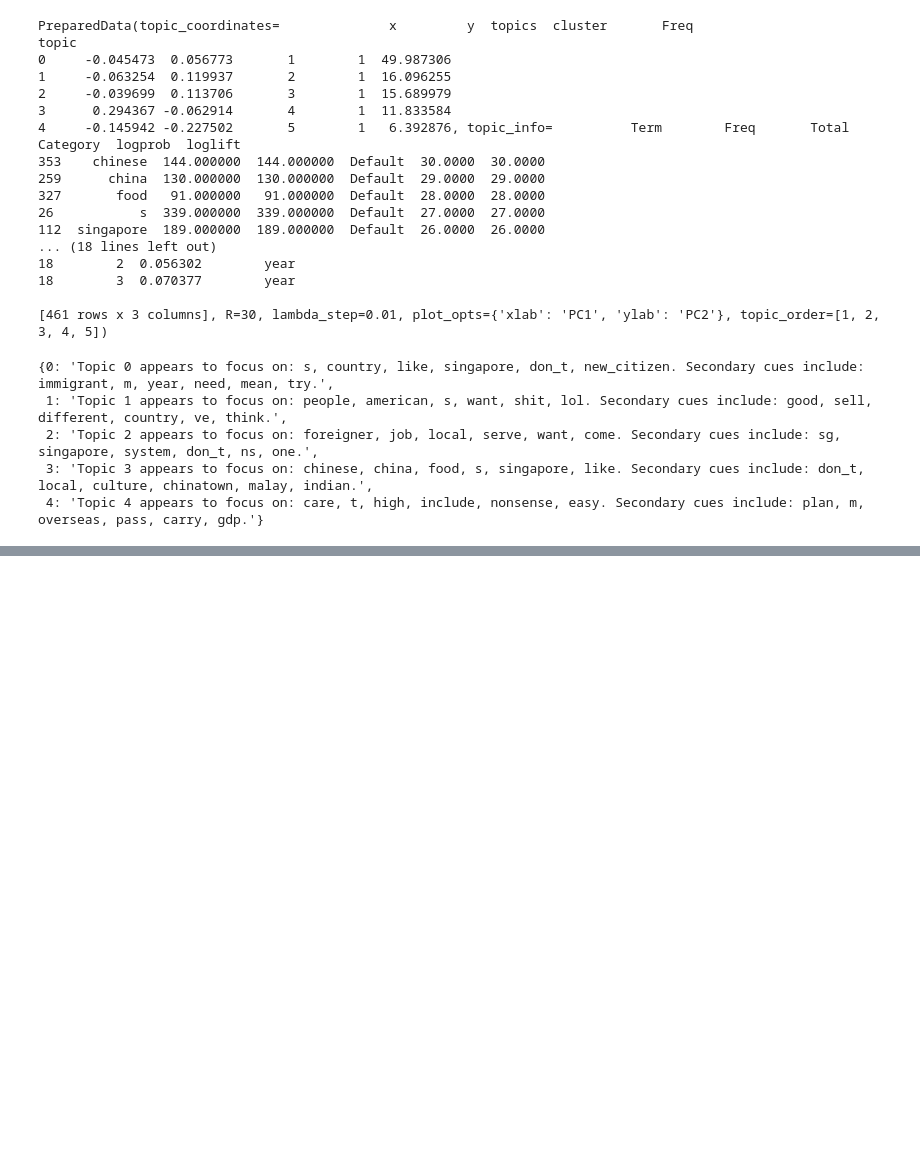
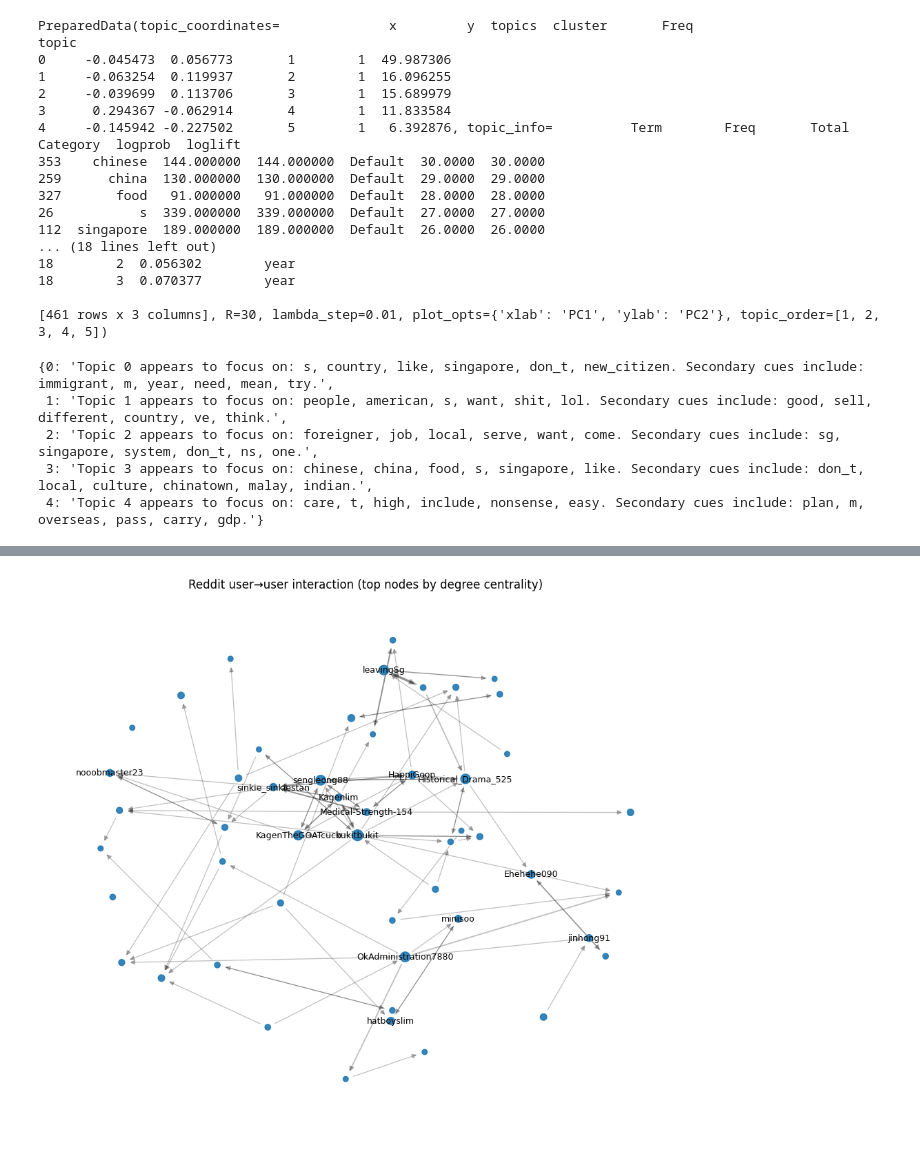
Before and after one commit to Keith-LJY001/NMC5342_A0234542L, a Jupyter notebook: NMC5342_A0234542L.ipynb, the cells around one changed output, grey strips where cells are left out. Cells and saved outputs as stored; diff of their text form; code cells hidden in the pictures; blank space fills up the shorter version.

```diff
--- a/NMC5342_A0234542L.ipynb
+++ b/NMC5342_A0234542L.ipynb
@@ -867,0 +922,13 @@ descs
+# %%
+df['comment_id_clean'] = df['comment_id'].astype(str).apply(strip_kind)
+df['parent_kind'] = df['parent_id'].astype(str).str.slice(0,2)   # 't1' or 't3'
+df['parent_clean'] = df['parent_id'].astype(str).apply(strip_kind)
+if 'link_id' in df.columns:
+    df['link_clean'] = df['link_id'].astype(str).apply(strip_kind)
+# %%
+#map comment id to author
+id_to_author = df.set_index('comment_id_clean')['author'].to_dict()
+# %%
+#link to post author
+post_author_cols = [c for c in ['submission_author','link_author','post_author'] if c in df.columns]
+have_true_op = bool(post_author_cols)
@@ -867,0 +955,7 @@ descs
+# %%
+#Build directed edgers: replier -> replied_to (renamed edges to interactions)
+#edges was previously used in the above code
+interactions = df.dropna(subset=['parent_author']).copy()
+interactions = interactions.loc[:, ['author','parent_author','comment_id','parent_id']]
+interactions = interactions.rename(columns={'author':'source','parent_author':'target'})
+interactions = interactions.loc[interactions['source'] != interactions['target']]
@@ -867,0 +1099,26 @@ descs
+# %%
+#visualise
+import matplotlib.pyplot as plt
+
+TOP_N = 50
+top_nodes = metrics.head(TOP_N).index
+H = G_human.subgraph(top_nodes).copy()
+
+#Node sizes by degree centrality; edge widths by weight
+sizes = [3000 * metrics.loc[u, "degree_centrality"] for u in H.nodes()]
+edge_w = nx.get_edge_attributes(H, "weight")
+max_w = max(edge_w.values()) if edge_w else 1
+widths = [0.5 + 2.0*(edge_w[(u,v)]/max_w) for u,v in H.edges()]
+
+pos = nx.spring_layout(H, k=0.6, seed=7)
+plt.figure(figsize=(12,10))
+nx.draw_networkx_edges(H, pos, alpha=0.25, width=widths, arrows=True, arrowstyle='-|>', arrowsize=10)
+nx.draw_networkx_nodes(H, pos, node_size=sizes, alpha=0.9)
+#Label only the top 15 by degree centrality to avoid clutter
+label_nodes = set(metrics.head(15).index)
+nx.draw_networkx_labels(H, pos, {u:u for u in H.nodes() if u in label_nodes}, font_size=9)
+plt.title("Reddit user→user interaction (top nodes by degree centrality)")
+plt.axis('off')
+plt.show()
+# %% [output]
+[figure, added]
```
Also changed, not shown: parts of 42 cells of this notebook.
